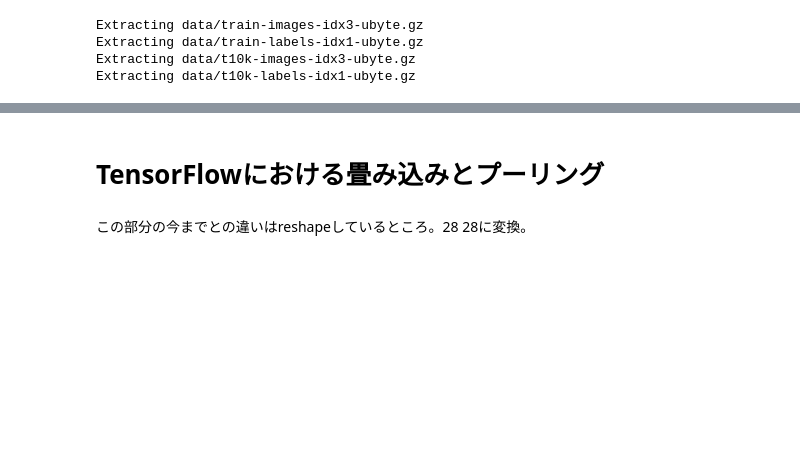
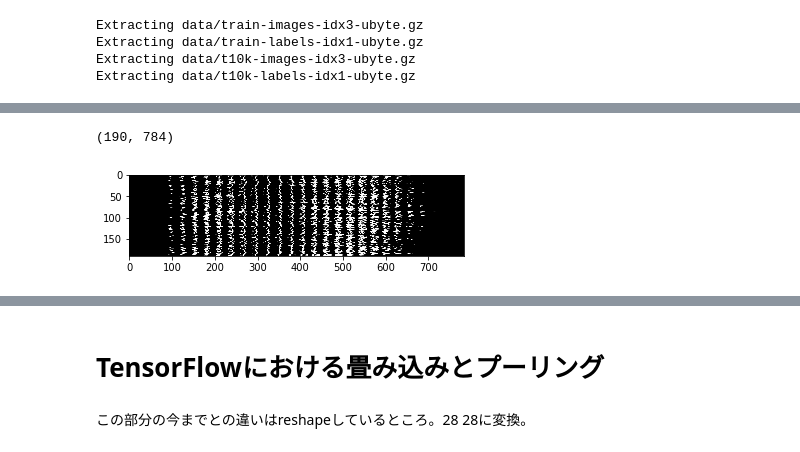
Before and after one commit to miyamotok0105/TensorFlowDL-samples, a Jupyter notebook: ch03.ipynb, the cells around one changed output, grey strips where cells are left out. Cells and saved outputs as stored; diff of their text form; code cells hidden in the pictures; blank space fills up the shorter version.

```diff
--- a/ch03.ipynb
+++ b/ch03.ipynb
@@ -246,0 +223,10 @@ ValueError: The truth value of an array with more than one element is ambiguous.
+# %%
+#2を描画
+train_images, train_labels = mnist.train.next_batch(2000)
+img_two = train_images[np.where(train_labels == 2)]
+print(img_two.shape)
+plt.plot(), plt.imshow(np.array(img_two), cmap='gray')
+plt.show()
+# %% [output]
+(190, 784)
+[figure, added]
```
Also changed, not shown: parts of 29 cells of this notebook, 1 other file.
